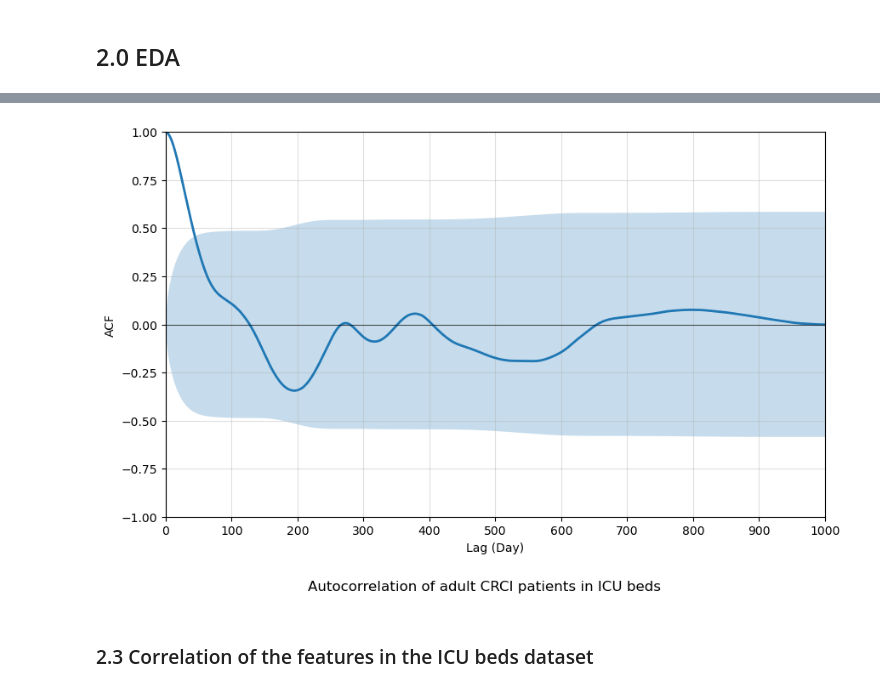
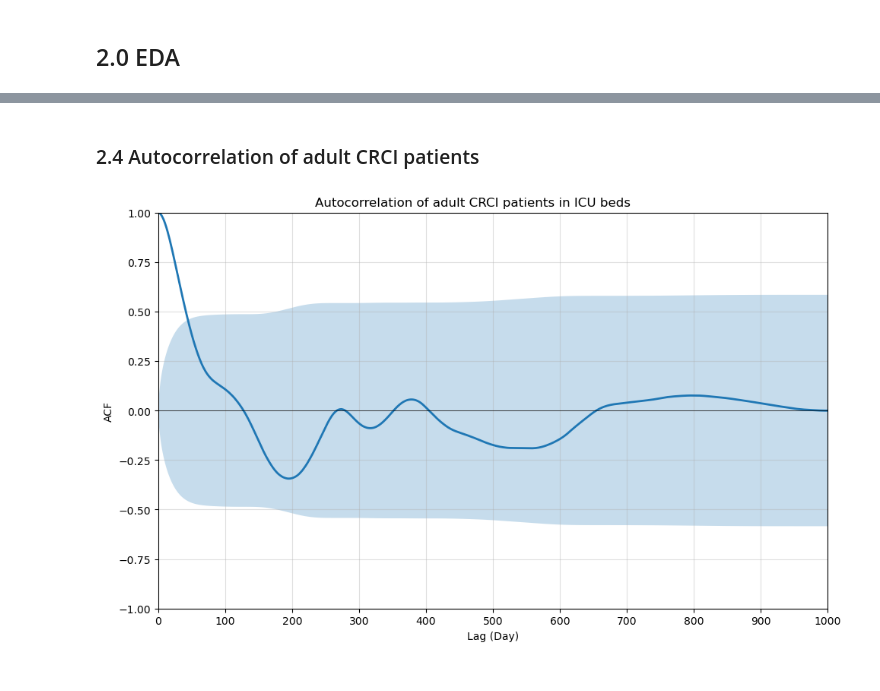
Before and after one commit to skullfort/covid-19-icu, a Jupyter notebook: analysis/icu_beds_analysis.ipynb, the cells around one changed output, grey strips where cells are left out. Saved outputs shown, nothing was run; the diff lists cells and outputs as text; code cells hidden in the pictures.

```diff
--- a/analysis/icu_beds_analysis.ipynb
+++ b/analysis/icu_beds_analysis.ipynb
@@ -148,17 +231,18 @@ fig.savefig('../output/crci_patients_by_age_group.png', bbox_inches='tight')
+# %% [markdown]
+### 2.4 Autocorrelation of adult CRCI patients
 # %%
 fig, ax = plt.subplots(figsize=(10, 6))
 plot_acf(df_icu_beds.adult_crci_patients,
          zero=False, lags=1007, ax=ax,
          marker=None, use_vlines=False, linestyle='-', linewidth=2, title=None)
 # can configure the vertical lines connecting each autocorrelation to the axis as follows:
 # marker=None, vlines_kwargs = {'linewidth':0.5, 'alpha':0.5}
 ax.axhline(color='black', linewidth=0.5)
 ax.grid(alpha=0.4)
 ax.set(xticks=np.linspace(0,1000,11), xlim=[0, 1000], xlabel='Lag (Day)', ylabel='ACF')
 
-fig.suptitle('Autocorrelation of adult CRCI patients in ICU beds', y=0)
+fig.suptitle('Autocorrelation of adult CRCI patients in ICU beds', y=1)
+fig.tight_layout()
 fig.savefig('../output/acf_adult_crci_patients.png', bbox_inches='tight')
 # %% [output]
-[figure, old version]
+[figure, new version]
-# %% [markdown]
-### 2.3 Correlation of the features in the ICU beds dataset
```
Also changed, not shown: parts of 20 cells of this notebook, 14 other files.
